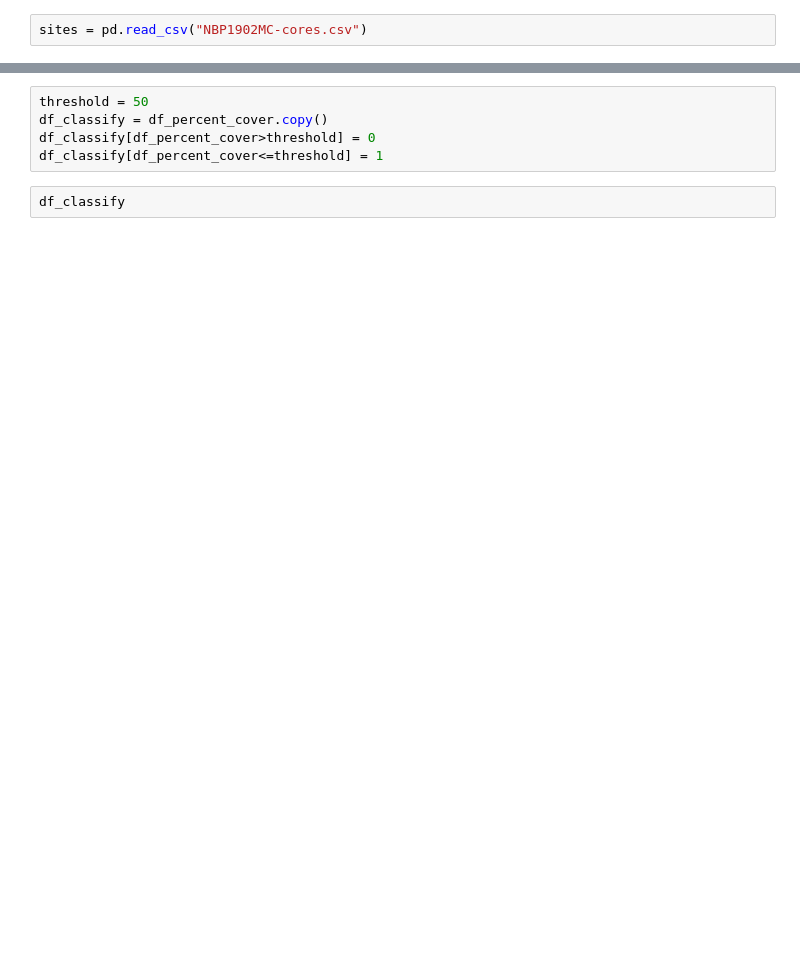
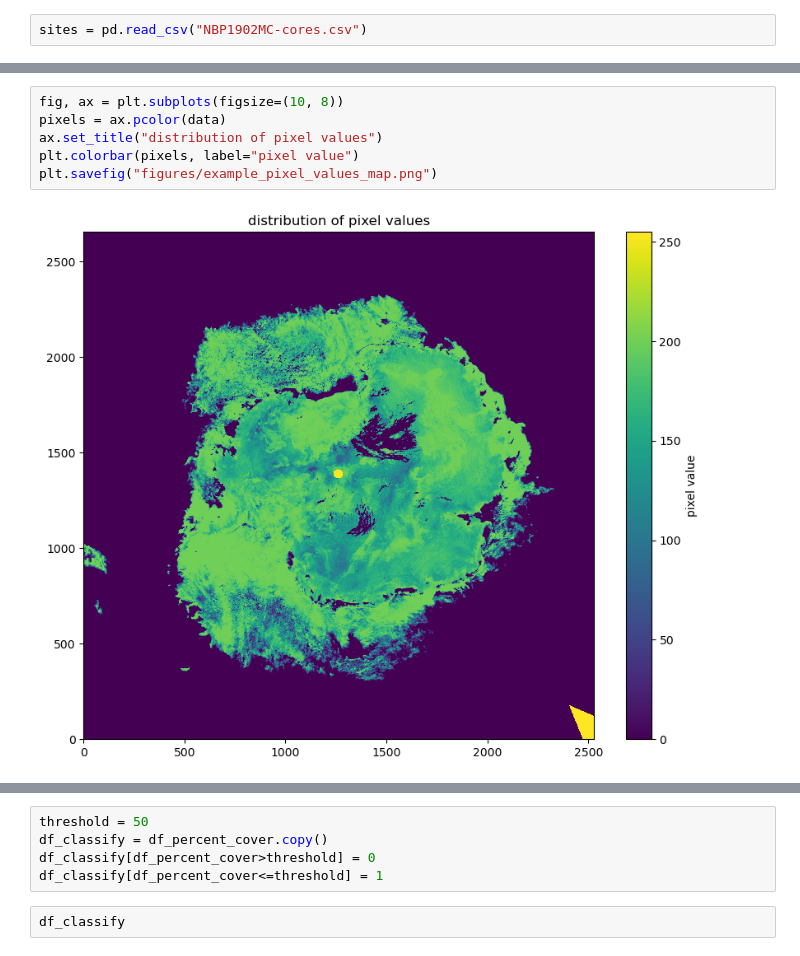
Before and after one commit to callumrollo/satellite-sea-ice, a Jupyter notebook: classify_ice.ipynb, the cells around one changed output, grey strips where cells are left out. Cells and saved outputs as stored; diff of their text form; blank space fills up the shorter version.

```diff
--- a/classify_ice.ipynb
+++ b/classify_ice.ipynb
@@ -31,0 +55,8 @@ df = df.set_index("date")
+# %%
+fig, ax = plt.subplots(figsize=(10, 8))
+pixels = ax.pcolor(data)
+ax.set_title("distribution of pixel values")
+plt.colorbar(pixels, label="pixel value")
+plt.savefig("figures/example_pixel_values_map.png")
+# %% [output]
+[figure, added]
```
Also changed, not shown: parts of 21 cells of this notebook.
